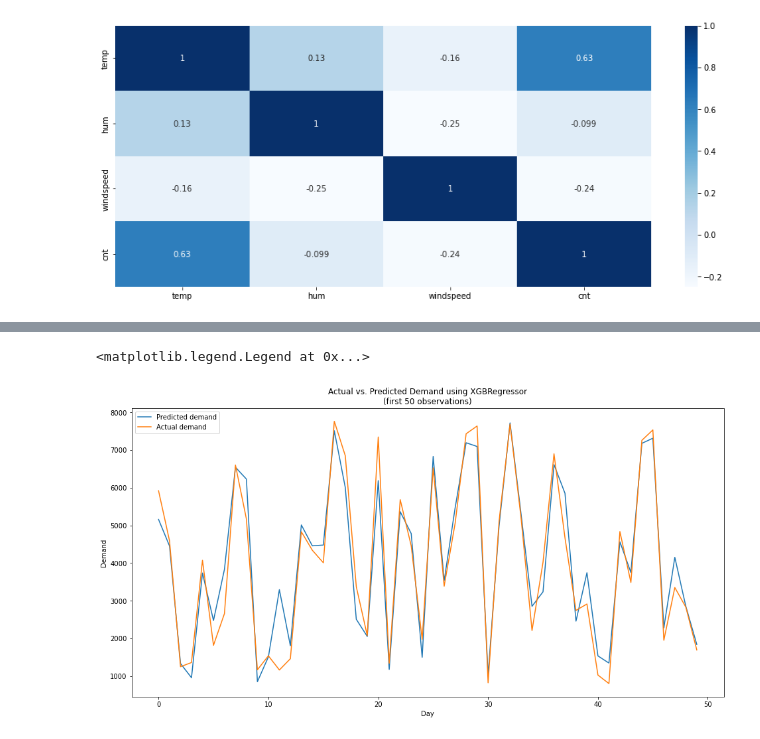
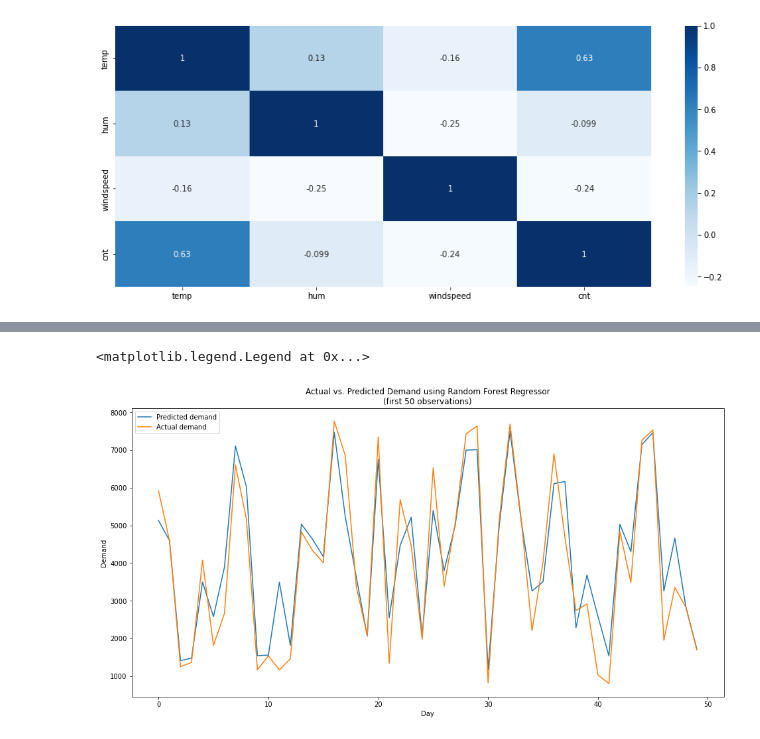
Before and after one commit to isabelgrau/ADMN5010-Operational-Analytics, a Jupyter notebook: ADMN5010 - Final Project - MariaIsabel Asharani.ipynb, the cells around one changed output, grey strips where cells are left out. Cells and saved outputs as stored; diff of their text form; code cells hidden in the pictures.

```diff
--- a/ADMN5010 - Final Project - MariaIsabel Asharani.ipynb
+++ b/ADMN5010 - Final Project - MariaIsabel Asharani.ipynb
@@ -146,4 +120,0 @@ Although columns 2-8 (from yr to weathersit) are categorical, this analysis will
-# %%
-df['dteday'] = pd.to_datetime(df['dteday'], format='%d-%m-%Y')
-df['day'] = df['day'].astype('int64')
-df.head()
@@ -245,0 +190,4 @@ The following observations can be made from the correlation matrix, scatterplots
+# %%
+# drop: date, workingday, hum, windspeed
+df = df.drop(['dteday', 'workingday', 'hum', 'windspeed'], axis = 1)
+df.head()
@@ -245,0 +213,5 @@ The following observations can be made from the correlation matrix, scatterplots
+# %%
+x = df.drop(['cnt'], axis = 1)
+y = df['cnt']
+
+x_train, x_test, y_train, y_test = train_test_split(x, y, test_size=0.3, random_state=0)
@@ -449,6 +344,6 @@ For both cases, XGBRegressor had the best prediction. Case 2, however, provided
 # %%
 # Assess the best model
 
-regressor = XGBRegressor(silent=True)
-model = regressor.fit(x2_train, y2_train)
-y2_pred = model.predict(x2_test)
+regressor = RandomForestRegressor()
+model = regressor.fit(x_train, y_train)
+y_pred = model.predict(x_test)
@@ -462,15 +350,15 @@ Parameters: { "silent" } might not be used.
 # %%
 # Plot
 
-test = pd.DataFrame({'Predicted demand':y2_pred, 'Actual demand':y2_test})
+test = pd.DataFrame({'Predicted demand':y_pred, 'Actual demand':y_test})
 fig= plt.figure(figsize=(16,8))
 test = test.reset_index()
 test = test.drop(['index'],axis=1)
 plt.plot(test[:50])
-plt.title('Actual vs. Predicted Demand using XGBRegressor\n(first 50 observations)')
+plt.title('Actual vs. Predicted Demand using Random Forest Regressor\n(first 50 observations)')
 plt.xlabel('Day')
 plt.ylabel('Demand')
 plt.legend(['Predicted demand','Actual demand'])
 # %% [output]
 <matplotlib.legend.Legend at 0x...>
-[figure, old version]
+[figure, new version]
```
Also changed, not shown: parts of 39 cells of this notebook.
